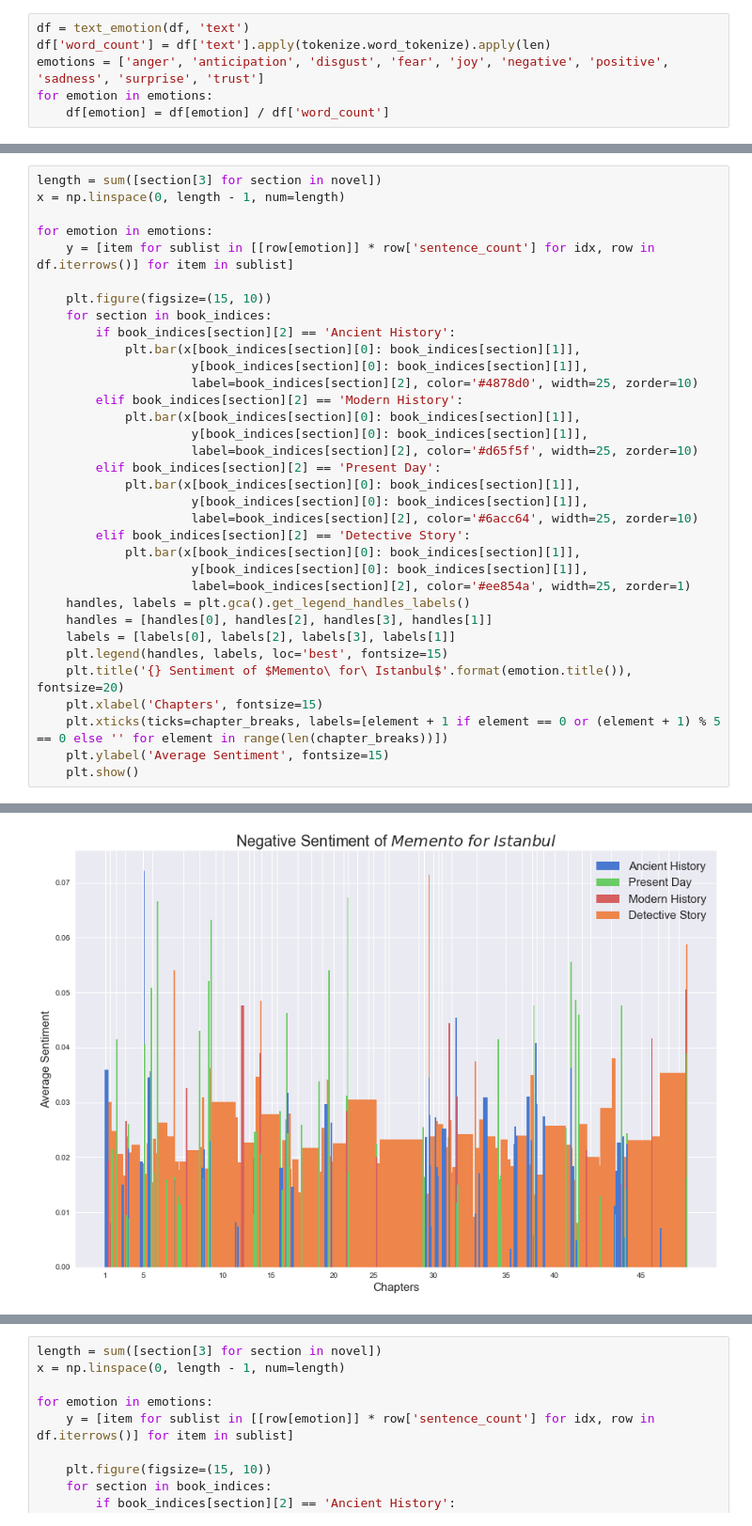
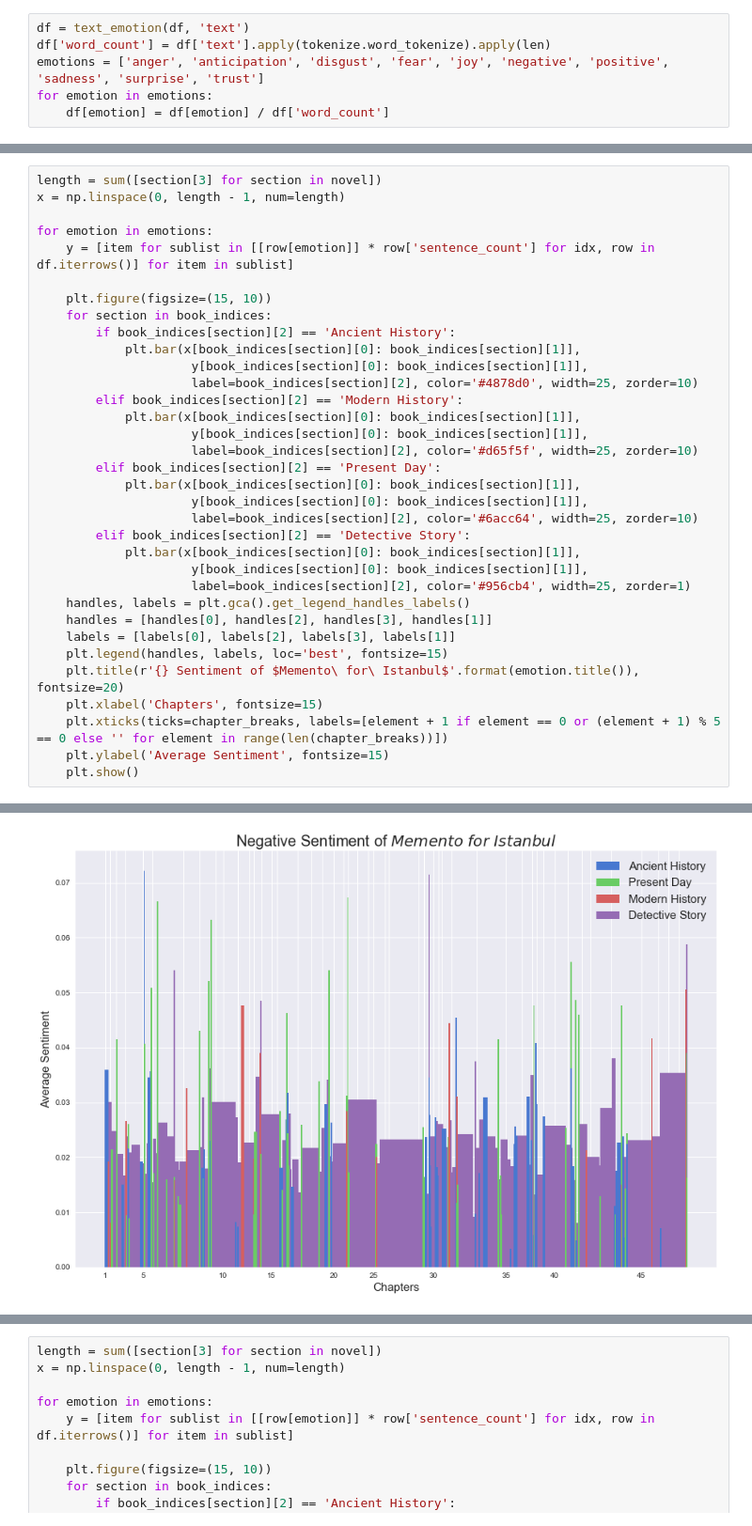
Before and after one commit to raffg/memento_for_istanbul, a Jupyter notebook: sentiment_analysis.ipynb, the cells around one changed output, grey strips where cells are left out. Shown at 94% size. Cells and saved outputs as stored; diff of their text form.

Commit message:
changed some colors

```diff
--- a/sentiment_analysis.ipynb
+++ b/sentiment_analysis.ipynb
@@ -489,12 +489,12 @@ for emotion in emotions:
         elif book_indices[section][2] == 'Detective Story':
             plt.bar(x[book_indices[section][0]: book_indices[section][1]],
                      y[book_indices[section][0]: book_indices[section][1]],
-                     label=book_indices[section][2], color='#ee854a', width=25, zorder=1)
+                     label=book_indices[section][2], color='#956cb4', width=25, zorder=1)
     handles, labels = plt.gca().get_legend_handles_labels()
     handles = [handles[0], handles[2], handles[3], handles[1]]
     labels = [labels[0], labels[2], labels[3], labels[1]]
     plt.legend(handles, labels, loc='best', fontsize=15)
-    plt.title('{} Sentiment of $Memento\ for\ Istanbul$'.format(emotion.title()), fontsize=20)
+    plt.title(r'{} Sentiment of $Memento\ for\ Istanbul$'.format(emotion.title()), fontsize=20)
     plt.xlabel('Chapters', fontsize=15)
     plt.xticks(ticks=chapter_breaks, labels=[element + 1 if element == 0 or (element + 1) % 5 == 0 else '' for element in range(len(chapter_breaks))])
     plt.ylabel('Average Sentiment', fontsize=15)
@@ -508 +508 @@ for emotion in emotions:
-[figure, old version]
+[figure, new version]
```
Also changed, not shown: parts of 13 cells of this notebook.
